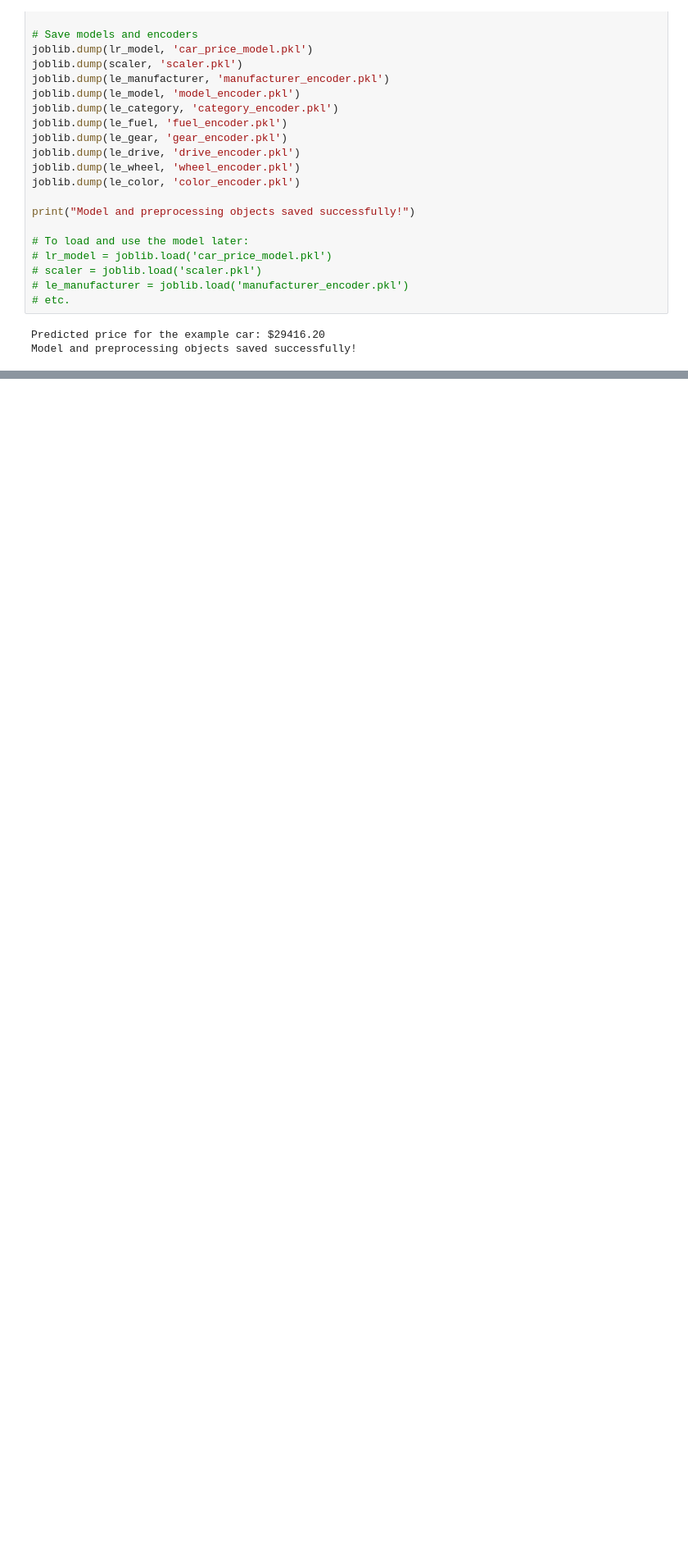
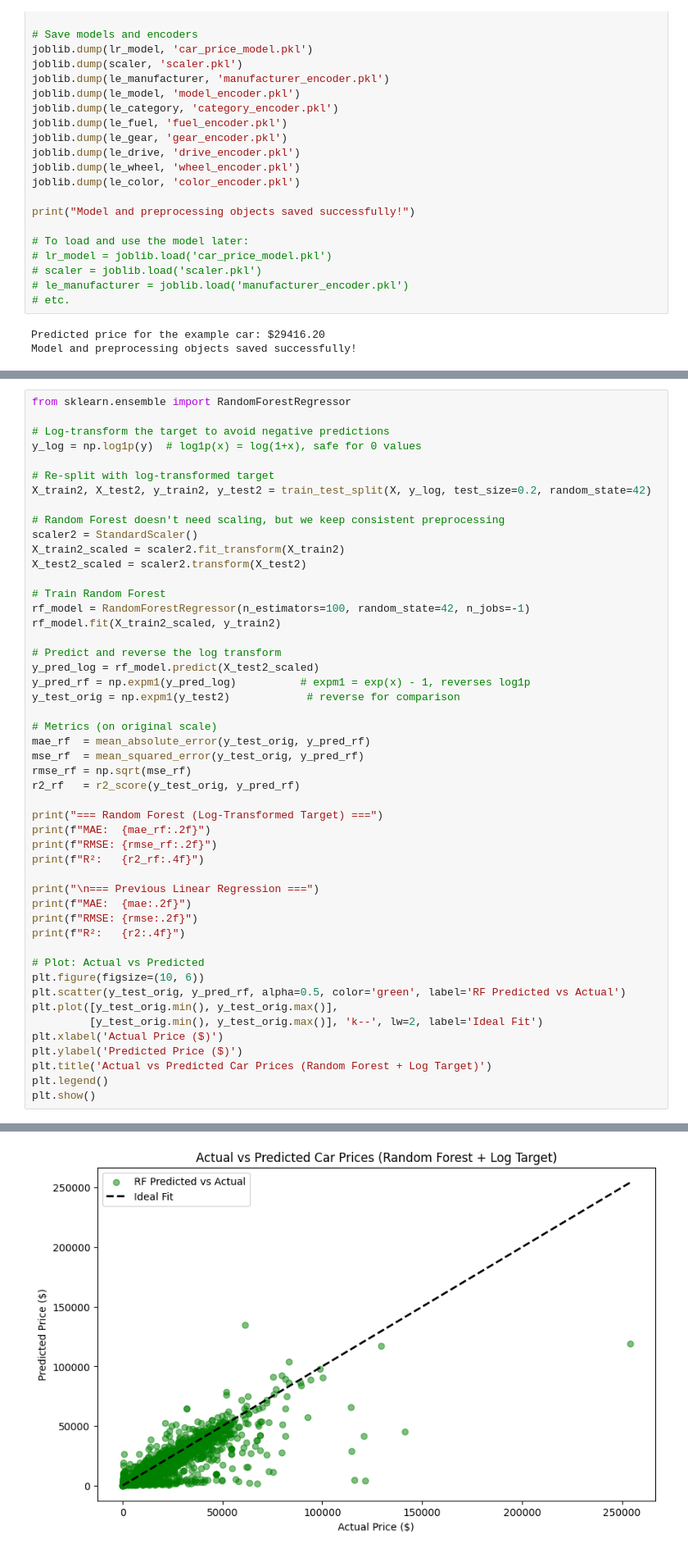
Before and after one commit to Atabuh-Marcus/car-price-prediction, a Jupyter notebook: car_price.ipynb, the cells around one changed output, grey strips where cells are left out. Shown at 82% size. Cells and saved outputs as stored; diff of their text form; blank space fills up the shorter version.

Commit message:
Add Random Forest, Stacking ensemble models and comparison summary

```diff
--- a/car_price.ipynb
+++ b/car_price.ipynb
@@ -332,0 +340,50 @@ Model and preprocessing objects saved successfully!
+# %%
+from sklearn.ensemble import RandomForestRegressor
+
+# Log-transform the target to avoid negative predictions
+y_log = np.log1p(y)  # log1p(x) = log(1+x), safe for 0 values
+
+# Re-split with log-transformed target
+X_train2, X_test2, y_train2, y_test2 = train_test_split(X, y_log, test_size=0.2, random_state=42)
+
+# Random Forest doesn't need scaling, but we keep consistent preprocessing
+scaler2 = StandardScaler()
+X_train2_scaled = scaler2.fit_transform(X_train2)
+X_test2_scaled = scaler2.transform(X_test2)
+
+# Train Random Forest
+rf_model = RandomForestRegressor(n_estimators=100, random_state=42, n_jobs=-1)
+rf_model.fit(X_train2_scaled, y_train2)
+
+# Predict and reverse the log transform
+y_pred_log = rf_model.predict(X_test2_scaled)
+y_pred_rf = np.expm1(y_pred_log)          # expm1 = exp(x) - 1, reverses log1p
+y_test_orig = np.expm1(y_test2)            # reverse for comparison
+
+# Metrics (on original scale)
+mae_rf  = mean_absolute_error(y_test_orig, y_pred_rf)
+mse_rf  = mean_squared_error(y_test_orig, y_pred_rf)
+rmse_rf = np.sqrt(mse_rf)
+r2_rf   = r2_score(y_test_orig, y_pred_rf)
+
+print("=== Random Forest (Log-Transformed Target) ===")
+print(f"MAE:  {mae_rf:.2f}")
+print(f"RMSE: {rmse_rf:.2f}")
+print(f"R²:   {r2_rf:.4f}")
+
+print("\n=== Previous Linear Regression ===")
+print(f"MAE:  {mae:.2f}")
+print(f"RMSE: {rmse:.2f}")
+print(f"R²:   {r2:.4f}")
+
+# Plot: Actual vs Predicted
+plt.figure(figsize=(10, 6))
+plt.scatter(y_test_orig, y_pred_rf, alpha=0.5, color='green', label='RF Predicted vs Actual')
+plt.plot([y_test_orig.min(), y_test_orig.max()],
+         [y_test_orig.min(), y_test_orig.max()], 'k--', lw=2, label='Ideal Fit')
+plt.xlabel('Actual Price ($)')
+plt.ylabel('Predicted Price ($)')
+plt.title('Actual vs Predicted Car Prices (Random Forest + Log Target)')
+plt.legend()
+plt.show()
+# %% [output]
@@ -332,0 +399 @@ Model and preprocessing objects saved successfully!
+[figure, added]
```
Also changed, not shown: parts of 9 cells of this notebook, 3 other files.
